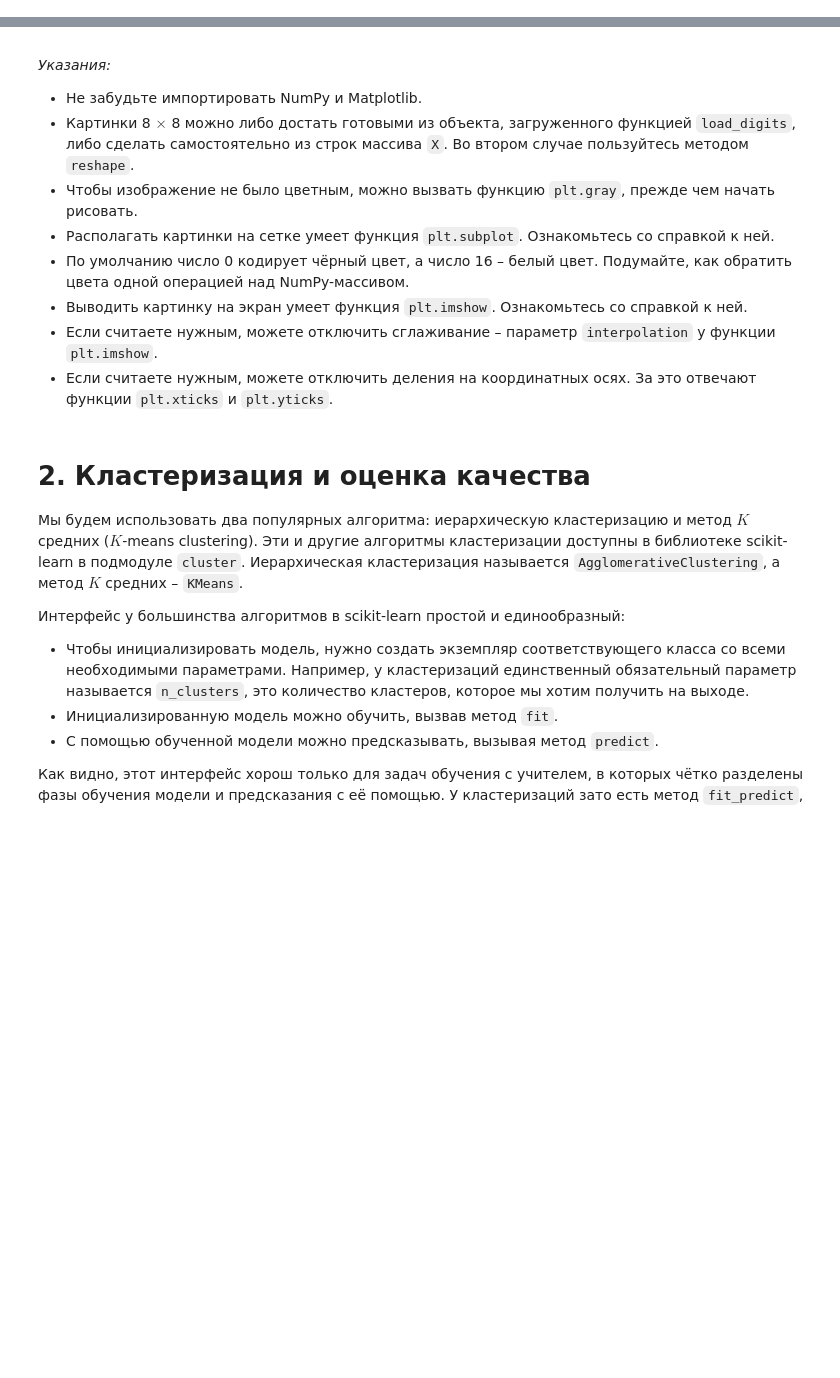
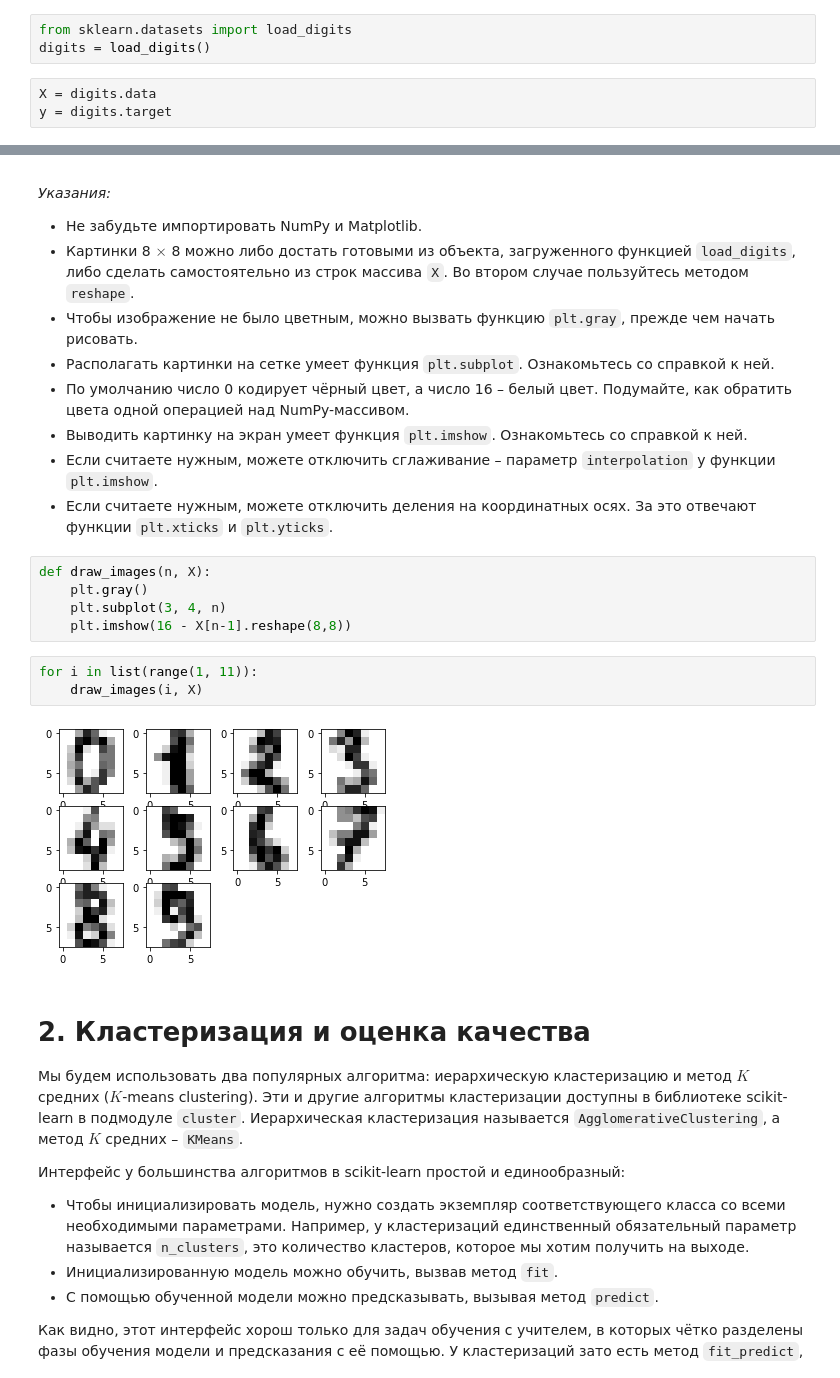
Before and after one commit to andapka/Rolling-Scopes-course, a Jupyter notebook: 7_Clustering/clustering.ipynb, the cells around one changed output, grey strips where cells are left out. Saved outputs shown, nothing was run; the diff lists cells and outputs as text; blank space fills up the shorter version.

```diff
--- a/7_Clustering/clustering.ipynb
+++ b/7_Clustering/clustering.ipynb
@@ -20,0 +24,6 @@
+# %%
+from sklearn.datasets import load_digits
+digits = load_digits()
+# %%
+X = digits.data
+y = digits.target
@@ -30,6 +43,16 @@
 - Выводить картинку на экран умеет функция `plt.imshow`. Ознакомьтесь со справкой к ней.
 - Если считаете нужным, можете отключить сглаживание – параметр `interpolation` у функции `plt.imshow`.
 - Если считаете нужным, можете отключить деления на координатных осях. За это отвечают функции `plt.xticks` и `plt.yticks`.
+# %%
+def draw_images(n, X):
+    plt.gray()
+    plt.subplot(3, 4, n)
+    plt.imshow(16 - X[n-1].reshape(8,8))
+# %%
+for i in list(range(1, 11)):
+    draw_images(i, X)
+# %% [output]
+[figure, added]
 # %% [markdown]
 # 2. Кластеризация и оценка качества
 
```
Also changed, not shown: parts of 89 cells of this notebook.
